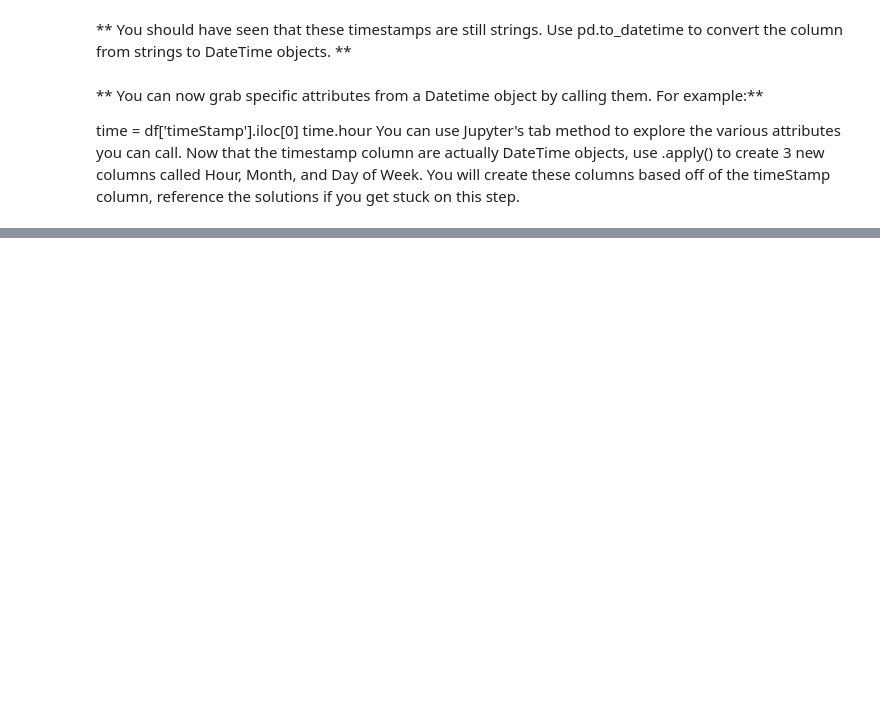
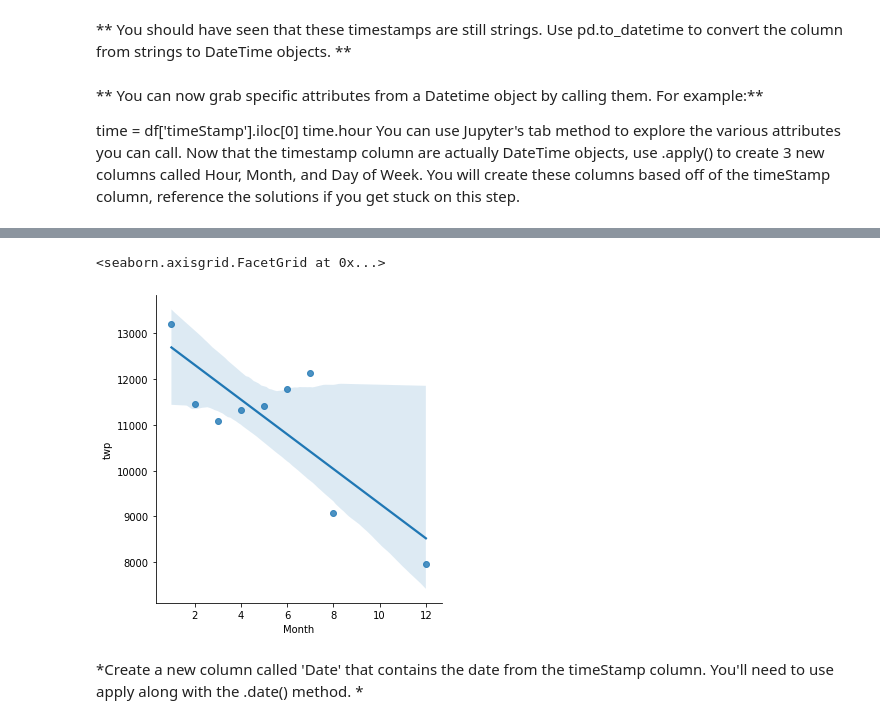
Before and after one commit to protickcse22/Machine-Learning, a Jupyter notebook: Data capston project/call_911_project.ipynb, the cells around one changed output, grey strips where cells are left out. Cells and saved outputs as stored; diff of their text form; code cells hidden in the pictures; blank space fills up the shorter version.

```diff
--- a/Data capston project/call_911_project.ipynb
+++ b/Data capston project/call_911_project.ipynb
@@ -128,0 +199,7 @@ You can use Jupyter's tab method to explore the various attributes you can call.
+# %%
+sns.lmplot(x='Month',y='twp',data = byMonth.reset_index())
+# %% [output]
+<seaborn.axisgrid.FacetGrid at 0x...>
+[figure, added]
+# %% [markdown]
+*Create a new column called 'Date' that contains the date from the timeStamp column. You'll need to use apply along with the .date() method. *
```
Also changed, not shown: parts of 34 cells of this notebook.
